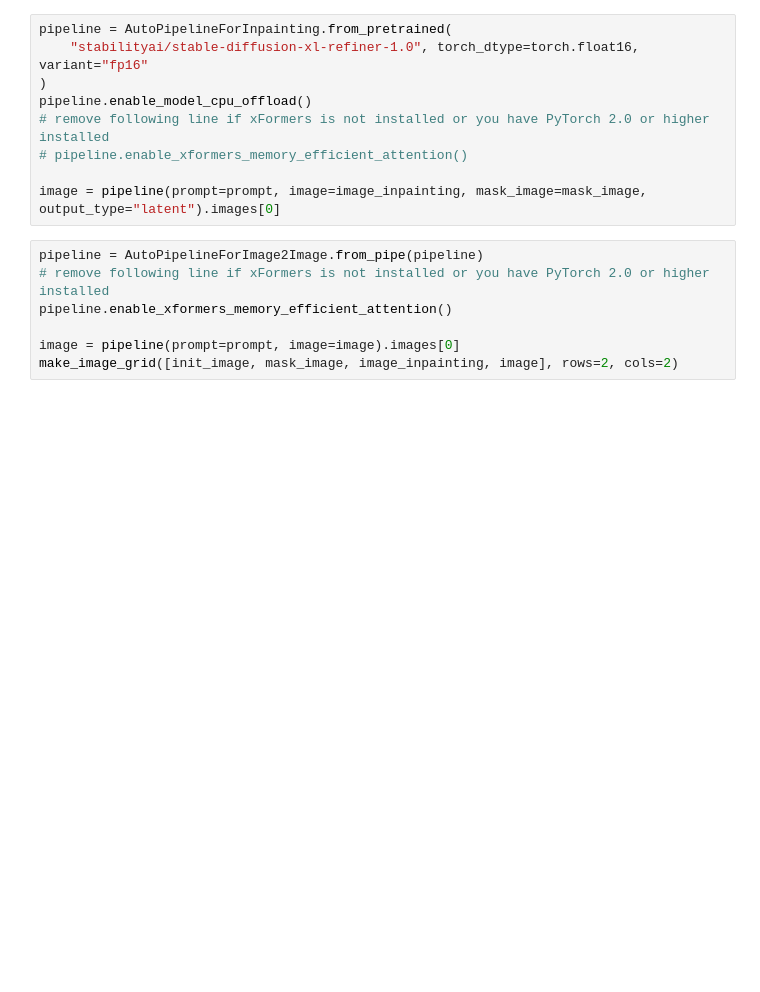
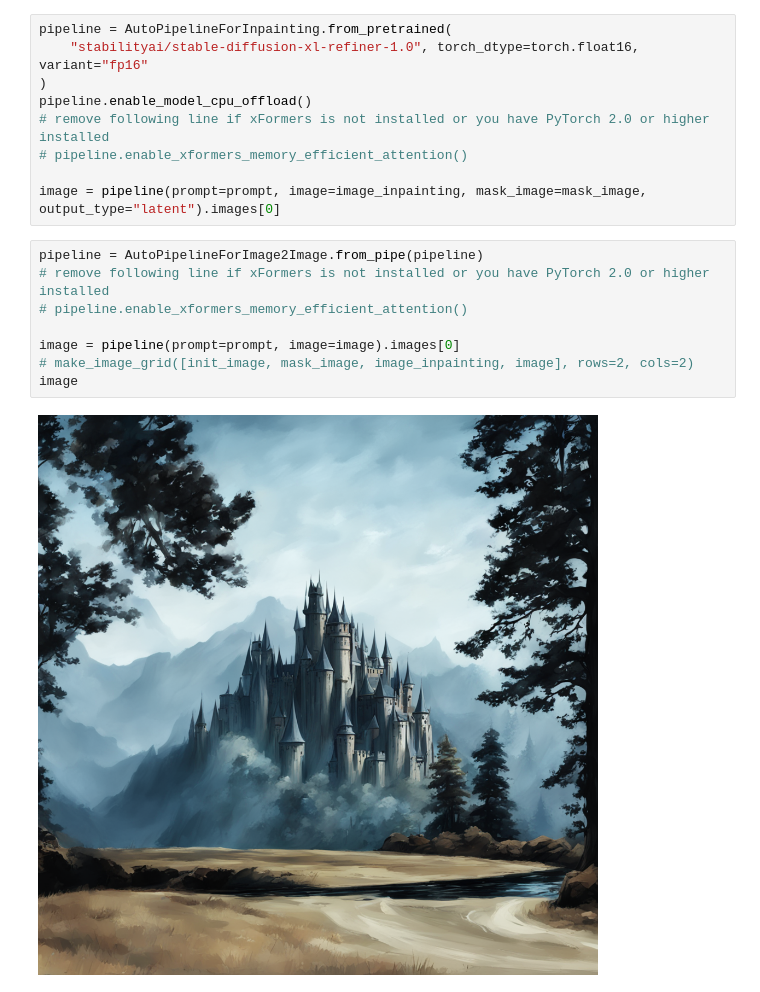
Before and after one commit to officialbhaveshmeena/ai_projects, a Jupyter notebook: diffusers_doc/en/inpaint.ipynb, the cells around one changed output. Drawn from its saved outputs; the diff is of its cells as text; blank space fills up the shorter version.

```diff
--- a/diffusers_doc/en/inpaint.ipynb
+++ b/diffusers_doc/en/inpaint.ipynb
@@ -116,7 +144,10 @@ image = pipeline(prompt=prompt, image=image_inpainting, mask_image=mask_image, o
 # %%
 pipeline = AutoPipelineForImage2Image.from_pipe(pipeline)
 # remove following line if xFormers is not installed or you have PyTorch 2.0 or higher installed
-pipeline.enable_xformers_memory_efficient_attention()
+# pipeline.enable_xformers_memory_efficient_attention()
 
 image = pipeline(prompt=prompt, image=image).images[0]
-make_image_grid([init_image, mask_image, image_inpainting, image], rows=2, cols=2)
+# make_image_grid([init_image, mask_image, image_inpainting, image], rows=2, cols=2)
+image
+# %% [output]
+[figure, added]
```
Also changed, not shown: parts of 10 cells of this notebook.
